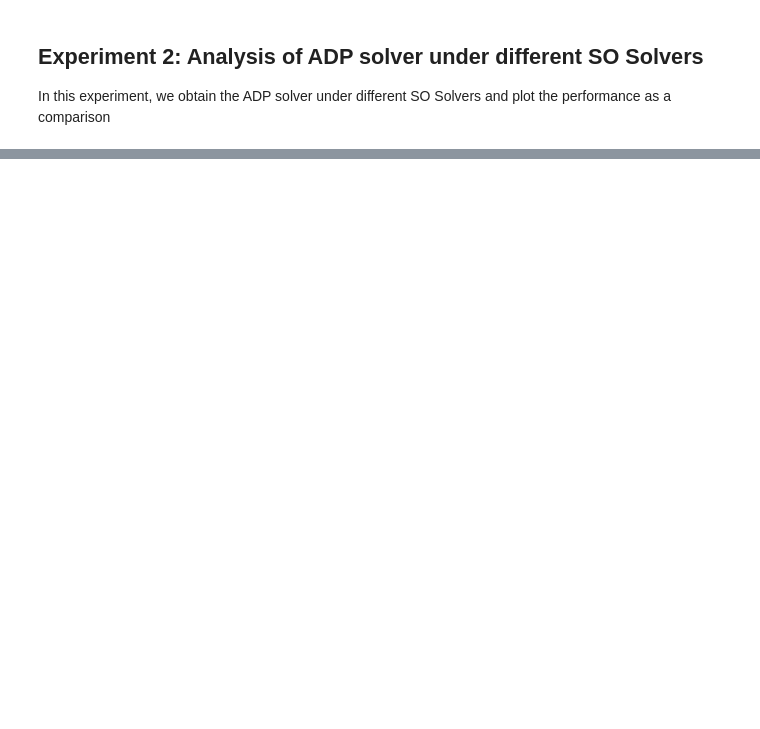
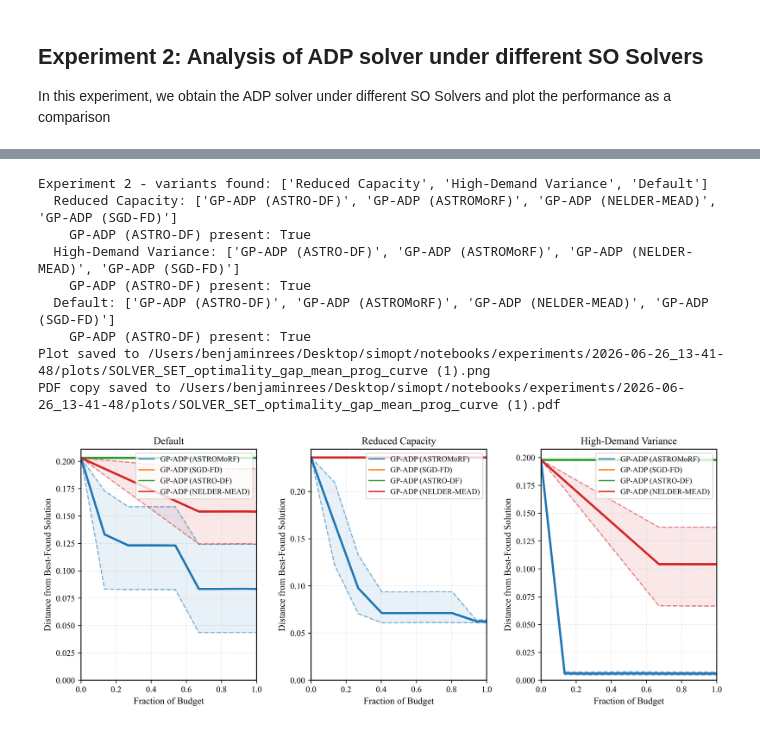
Before and after one commit to BenWRees/simopt, a Jupyter notebook: notebooks/wsc2026_results.ipynb, the cells around one changed output, grey strips where cells are left out. Cells and saved outputs as stored; diff of their text form; code cells hidden in the pictures; blank space fills up the shorter version.

```diff
--- a/notebooks/wsc2026_results.ipynb
+++ b/notebooks/wsc2026_results.ipynb
@@ -1023,7 +1047,7 @@ Summary CSV saved to: /Users/benjaminrees/Desktop/WSC2026_experiments/wsc2026_su
 
 In this experiment, we obtain the ADP solver under different SO Solvers and plot the performance as a comparison
 # %%
-path_2 = "/Users/benjaminrees/Desktop/WSC2026_experiments/3_4_25/WSC2026_experiment2/"
+path_2 = "/Users/benjaminrees/Desktop/new_WSC2026_pickles/WSC2026_experiment2/"
 
 #find all the pickles in the directory that contain "POSTREPS" in the filename - get a list of their file paths
 pickles = [f for f in os.listdir(path_2) if f.endswith('.pickle') and not "ProblemsSolvers" in f]
@@ -1243,11 +1325,11 @@ plot_optimality_gap_curves = optimality_gap_plot.plot_optimality_gap_curves
 # --- Experiment 2: Optimality gap curves ---
 def _display_solver_name(name: str) -> str:
     alias_map = {
-        "ADP_SGD": "GP-ADP (SGD)",
+        "ADP_SGD": "GP-ADP (SGD-FD)",
         "ADP_ASTRO-DF": "GP-ADP (ASTRO-DF)",
         "ADP_ASTROMoRF": "GP-ADP (ASTROMoRF)",
         "ADP_NELDER-MEAD": "GP-ADP (NELDER-MEAD)",
-        "ADP (SGD)": "GP-ADP (SGD)",
+        "ADP (SGD)": "GP-ADP (SGD-FD)",
         "ADP (ASTRO-DF)": "GP-ADP (ASTRO-DF)",
         "ADP (ASTROMoRF)": "GP-ADP (ASTROMoRF)",
         "ADP (NELDER-MEAD)": "GP-ADP (NELDER-MEAD)",
@@ -1263,30 +1345,51 @@ def _display_solver_name(name: str) -> str:
 exp2_by_variant: dict[str, list] = {}
 for solver_experiments in wsc2026_exp_2.experiments:
     for exp in solver_experiments:
         exp_for_plot = copy.copy(exp)
         exp_for_plot.solver = copy.copy(exp.solver)
         exp_for_plot.solver.name = _display_solver_name(exp.solver.name)
+        if exp_for_plot.solver.name == "GP-ADP (SGD-IPA)":
+            continue
 
         variant = _variant_name(exp_for_plot)
         if variant not in exp2_by_variant:
             exp2_by_variant[variant] = []
         exp2_by_variant[variant].append(exp_for_plot)
 
 print("Experiment 2 - variants found:", list(exp2_by_variant.keys()))
 for variant_name, exps in exp2_by_variant.items():
     solver_names = sorted({e.solver.name for e in exps})
     has_astro_df = "GP-ADP (ASTRO-DF)" in solver_names
     print(f"  {variant_name}: {solver_names}")
     print(f"    GP-ADP (ASTRO-DF) present: {has_astro_df}")
 
+# Keep the plots in the requested left-to-right order.
+variant_order = ["Default", "Reduced Capacity", "High-Demand Variance"]
+exp2_by_variant = {
+    variant: exp2_by_variant[variant]
+    for variant in variant_order
+    if variant in exp2_by_variant
+}
+
 with plt.rc_context(PAPER_PLOT_STYLE):
     _print_path_and_display(
         plot_optimality_gap_curves(
             experiments_by_variant=exp2_by_variant,
             plot_type=PlotType.MEAN,
             legend_loc="upper right",
             plot_conf_ints=True,
         ),
         export_pdf=True,
         legend_ncol=2,
     )
+# %% [output]
+Experiment 2 - variants found: ['Reduced Capacity', 'High-Demand Variance', 'Default']
+  Reduced Capacity: ['GP-ADP (ASTRO-DF)', 'GP-ADP (ASTROMoRF)', 'GP-ADP (NELDER-MEAD)', 'GP-ADP (SGD-FD)']
+    GP-ADP (ASTRO-DF) present: True
+  High-Demand Variance: ['GP-ADP (ASTRO-DF)', 'GP-ADP (ASTROMoRF)', 'GP-ADP (NELDER-MEAD)', 'GP-ADP (SGD-FD)']
+    GP-ADP (ASTRO-DF) present: True
+  Default: ['GP-ADP (ASTRO-DF)', 'GP-ADP (ASTROMoRF)', 'GP-ADP (NELDER-MEAD)', 'GP-ADP (SGD-FD)']
+    GP-ADP (ASTRO-DF) present: True
+Plot saved to /Users/benjaminrees/Desktop/simopt/notebooks/experiments/2026-06-26_13-41-48/plots/SOLVER_SET_optimality_gap_mean_prog_curve (1).png
+PDF copy saved to /Users/benjaminrees/Desktop/simopt/notebooks/experiments/2026-06-26_13-41-48/plots/SOLVER_SET_optimality_gap_mean_prog_curve (1).pdf
+[figure, added]
```
Also changed, not shown: parts of 15 cells of this notebook.
